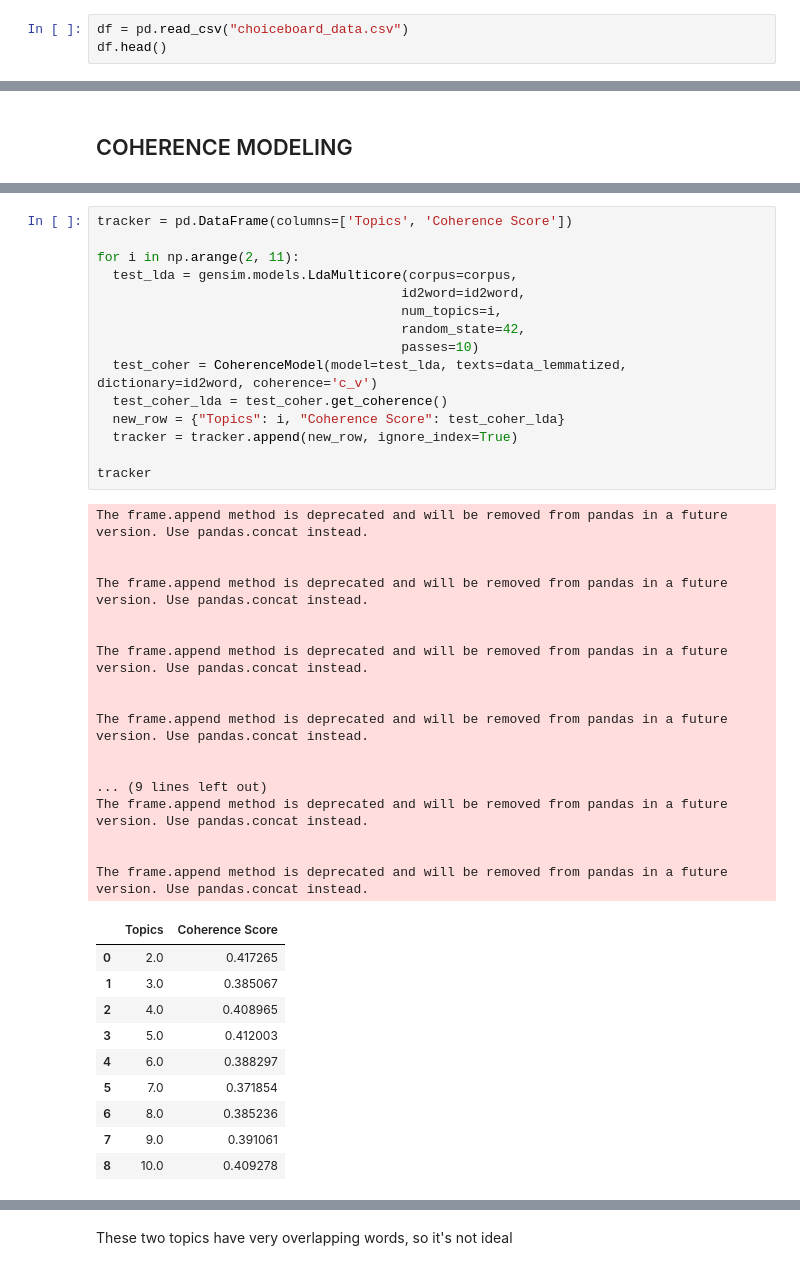
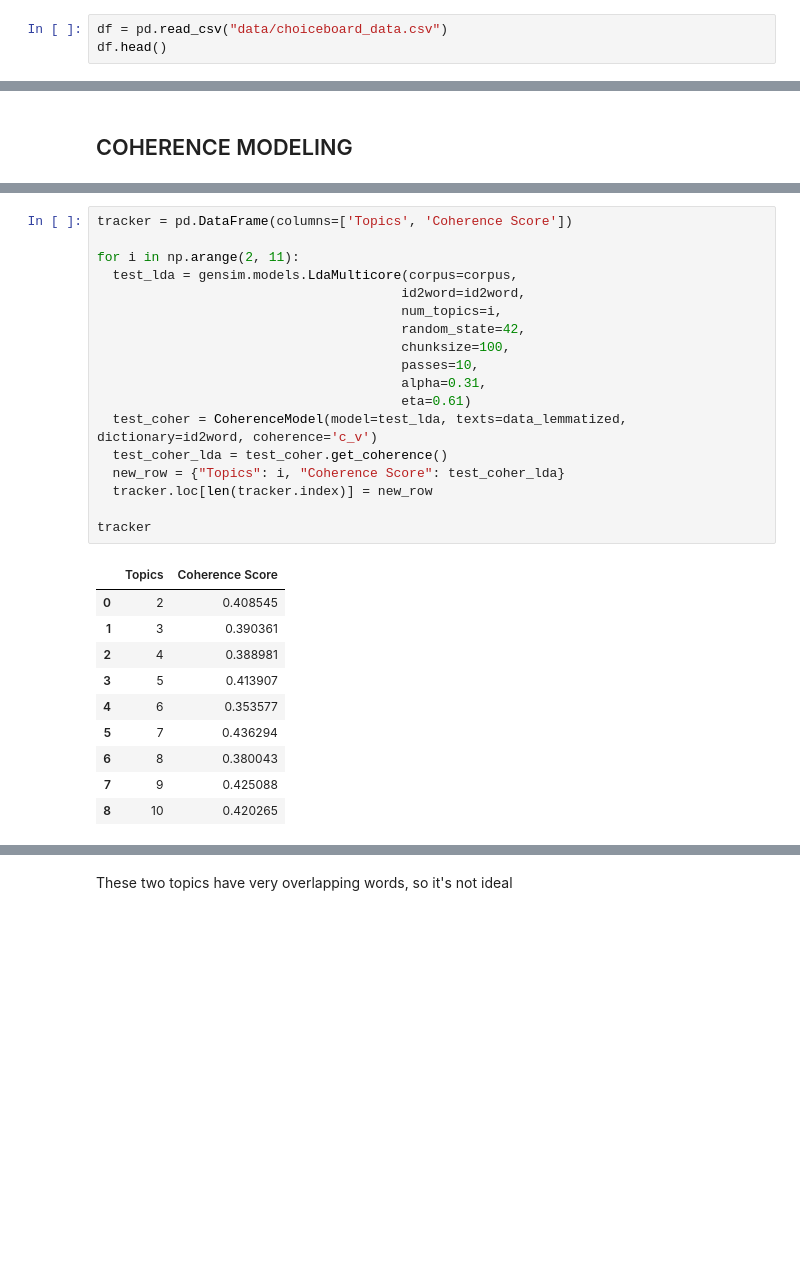
Before and after one commit to bellaachang/UW-Pharm-NLP, a Jupyter notebook: Bella_EDA.ipynb, the cells around one changed output, grey strips where cells are left out. Drawn from its saved outputs; the diff is of its cells as text; blank space fills up the shorter version.

```diff
--- a/Bella_EDA.ipynb
+++ b/Bella_EDA.ipynb
@@ -29,7 +33,7 @@ import spacy
 # %% [markdown]
 ## DATA LOADING
 # %%
-df = pd.read_csv("choiceboard_data.csv")
+df = pd.read_csv("data/choiceboard_data.csv")
 df.head()
 # %% [output]
 |  | Subj # | Unnamed: 1 | Win 1_2 | Win 3_4 | Win 5_6 | Win 7_8 | Win 9_10 | Unnamed: 7 | Spr 1_2 | Spr 3_4 | ... |
@@ -202,46 +222,32 @@ Coherence Score:  0.3538194429374239
 # %%
 tracker = pd.DataFrame(columns=['Topics', 'Coherence Score'])
 
 for i in np.arange(2, 11):
   test_lda = gensim.models.LdaMulticore(corpus=corpus,
                                        id2word=id2word,
                                        num_topics=i,
                                        random_state=42,
-                                       passes=10)
+                                       chunksize=100,
+                                       passes=10,
+                                       alpha=0.31,
+                                       eta=0.61)
   test_coher = CoherenceModel(model=test_lda, texts=data_lemmatized, dictionary=id2word, coherence='c_v')
   test_coher_lda = test_coher.get_coherence()
   new_row = {"Topics": i, "Coherence Score": test_coher_lda}
-  tracker = tracker.append(new_row, ignore_index=True)
+  tracker.loc[len(tracker.index)] = new_row
 
 tracker
 # %% [output]
-The frame.append method is deprecated and will be removed from pandas in a future version. Use pandas.concat instead.
-
-
-The frame.append method is deprecated and will be removed from pandas in a future version. Use pandas.concat instead.
-
-
-The frame.append method is deprecated and will be removed from pandas in a future version. Use pandas.concat instead.
-
-
-The frame.append method is deprecated and will be removed from pandas in a future version. Use pandas.concat instead.
-
-
-... (9 lines left out)
-The frame.append method is deprecated and will be removed from pandas in a future version. Use pandas.concat instead.
-
-
-The frame.append method is deprecated and will be removed from pandas in a future version. Use pandas.concat instead.
 |  | Topics | Coherence Score |
-| 0 | 2.0 | 0.417265 |
-| 1 | 3.0 | 0.385067 |
-| 2 | 4.0 | 0.408965 |
-| 3 | 5.0 | 0.412003 |
-| 4 | 6.0 | 0.388297 |
-| 5 | 7.0 | 0.371854 |
-| 6 | 8.0 | 0.385236 |
-| 7 | 9.0 | 0.391061 |
-| 8 | 10.0 | 0.409278 |
+| 0 | 2 | 0.408545 |
+| 1 | 3 | 0.390361 |
+| 2 | 4 | 0.388981 |
+| 3 | 5 | 0.413907 |
+| 4 | 6 | 0.353577 |
+| 5 | 7 | 0.436294 |
+| 6 | 8 | 0.380043 |
+| 7 | 9 | 0.425088 |
+| 8 | 10 | 0.420265 |
 # %%
 two_topics = gensim.models.LdaMulticore(corpus=corpus,
                                        id2word=id2word,
```
Also changed, not shown: parts of 14 cells of this notebook, 1 other file.
